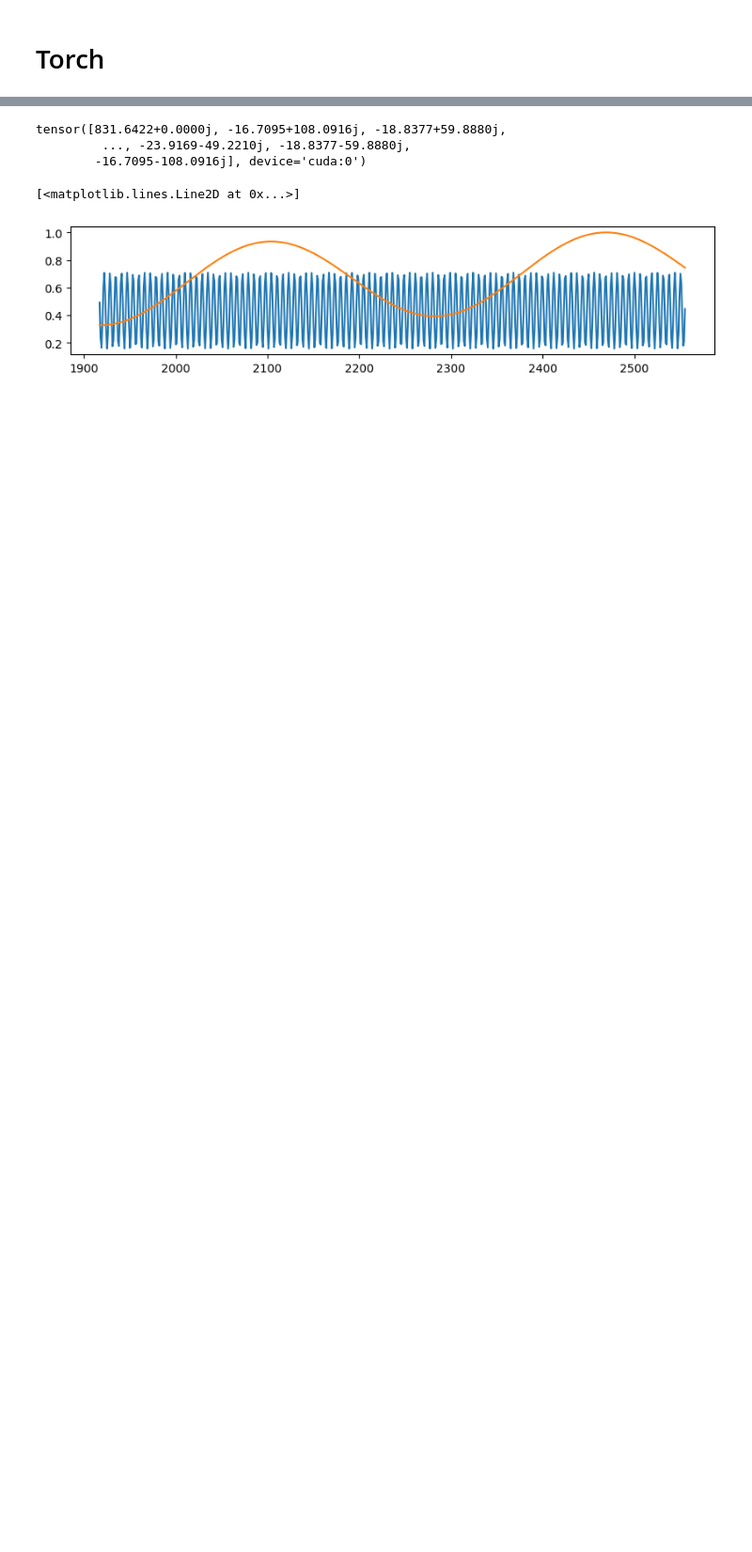
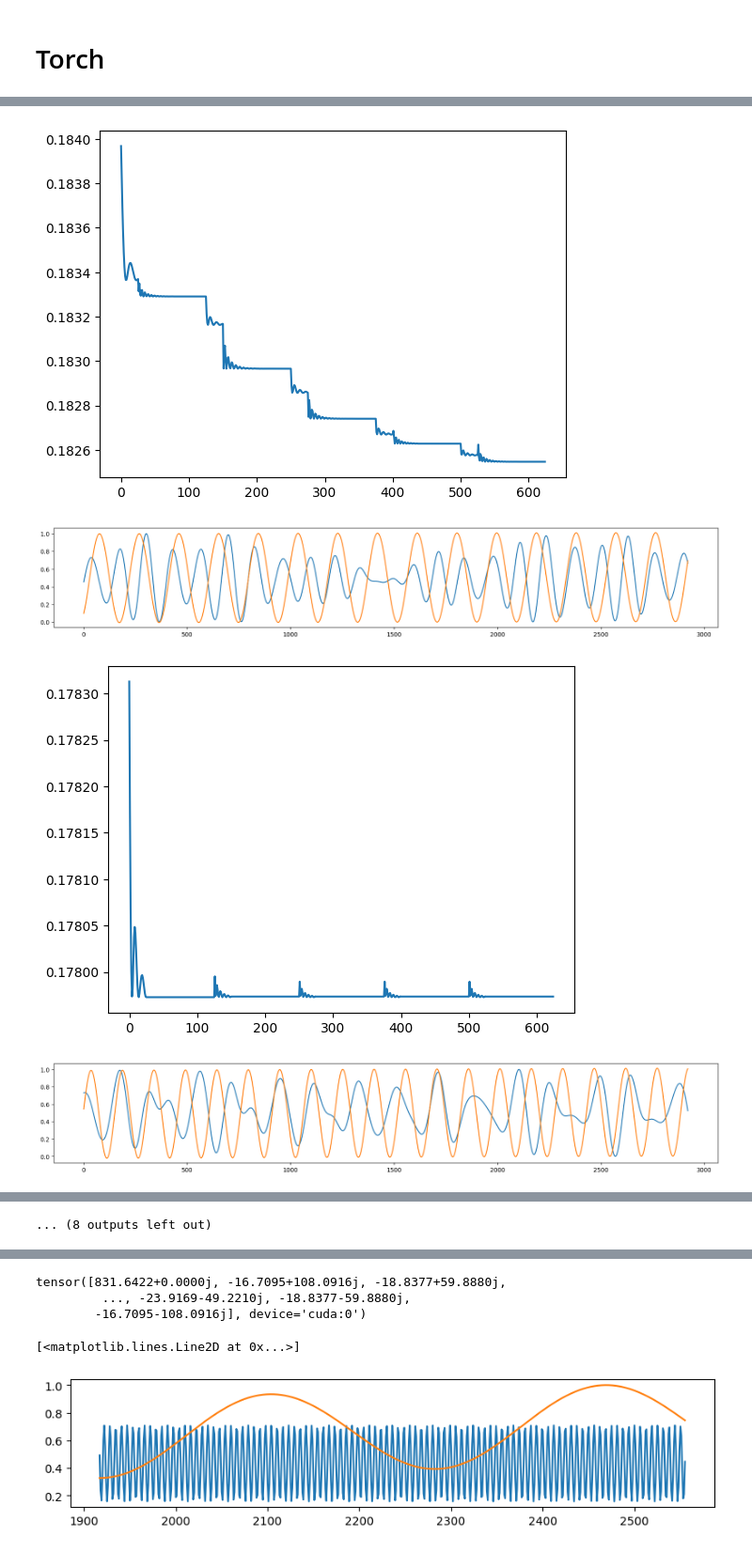
Before and after one commit to Ansebi/SIN-activated_Neural_Network_for_Time_Series_Forecasting, a Jupyter notebook: pytorch/scratch.ipynb, the cells around one changed output, grey strips where cells are left out. Shown at 94% size. Saved outputs shown, nothing was run; the diff lists cells and outputs as text; code cells hidden in the pictures; blank space fills up the shorter version.

Commit message:
subtracting waves

```diff
--- a/pytorch/scratch.ipynb
+++ b/pytorch/scratch.ipynb
@@ -143,0 +227,47 @@ y_pred = model(x_test_tensor).detach().cpu().numpy()
+# %%
+def get_sinenn_wave(
+    x, y, device,
+    steps_phase: int = 25,
+    steps_freq: int = 100,
+    iterations: int = 5,
+):
+    x = torch.tensor(x, device=device)
+    y = torch.tensor(y, device=device)
+    sinenn = SineNN(x, y, device, auto_frequency_sensitivity=0.01).to(device)
+
+    history = []
+    for iteration in tqdm.tqdm(range(iterations)):
+        optimizer = torch.optim.Adam(sinenn.parameters(), lr=0.1)
+        freeze_parameters(sinenn, whitelist=['phase'])
+        for iteration in range(steps_phase):
+            optimizer.zero_grad()
+            loss = torch.mean((sinenn(x) - y)**2)
+            loss.backward()
+            optimizer.step()
+            history.append(loss)
+
+        freeze_parameters(sinenn, whitelist=['frequency'])
+        optimizer = torch.optim.Adam(sinenn.parameters(), lr=0.0001)
+        for iteration in range(steps_freq):
+            optimizer.zero_grad()
+            loss = torch.mean((sinenn(x) - y)**2)
+            loss.backward()
+            optimizer.step()
+            history.append(loss)
+
+    plt.plot([i.item() for i in history])
+    y_sinenn = sinenn(x).detach().cpu().numpy()
+    return y_sinenn
+# %%
+for _ in range(10):
+    y_sinenn = get_sinenn_wave(x, y, device)
+    plt.figure(figsize=(20, 3))
+    plt.plot(x, y)
+    plt.plot(x, y_sinenn)
+    plt.show()
+    y = normalize(y-y_sinenn)
+# %% [output]
+[figure, added]
+[figure, added]
+[figure, added]
+[figure, added]
@@ -143,0 +282 @@ y_pred = model(x_test_tensor).detach().cpu().numpy()
+... (8 outputs left out)
```
Also changed, not shown: parts of 15 cells of this notebook.
